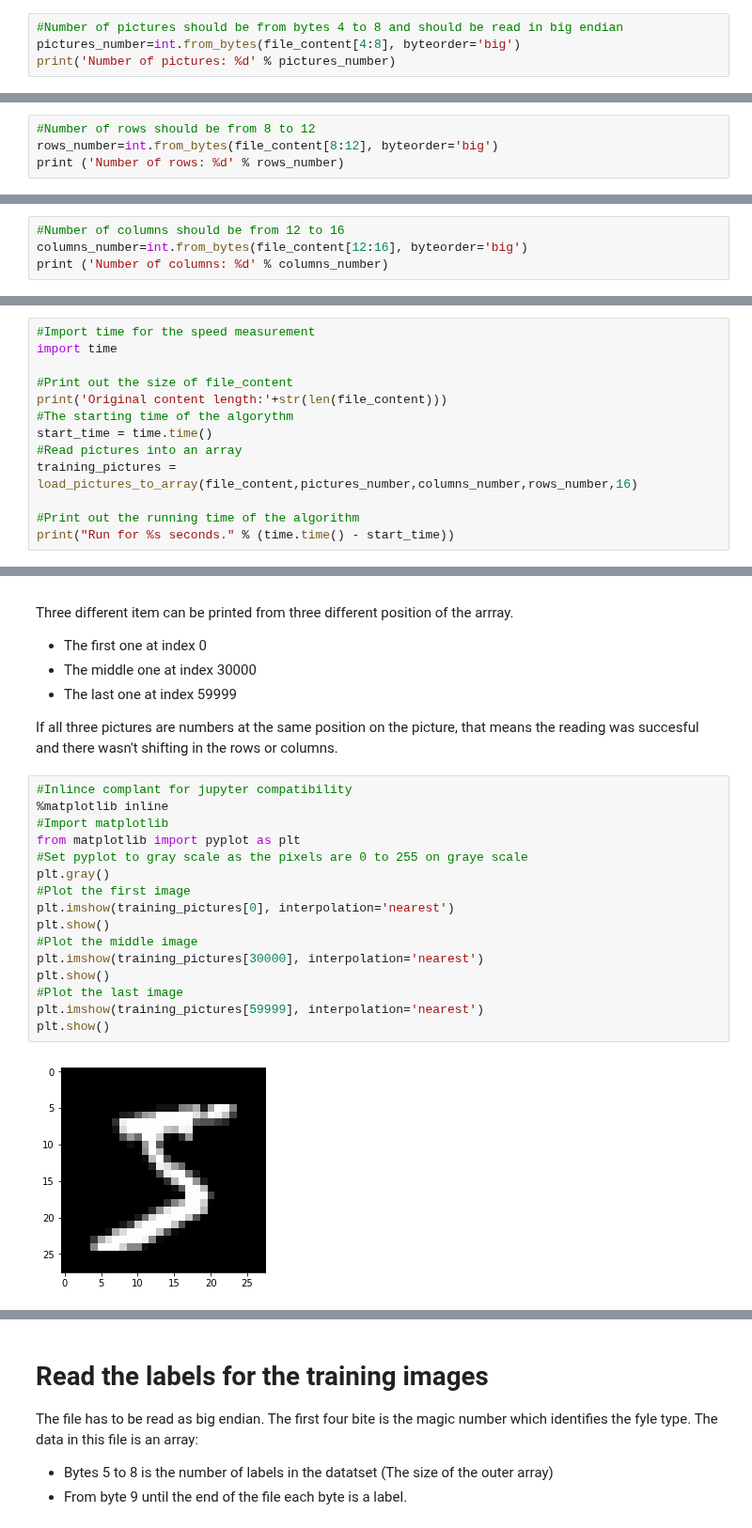
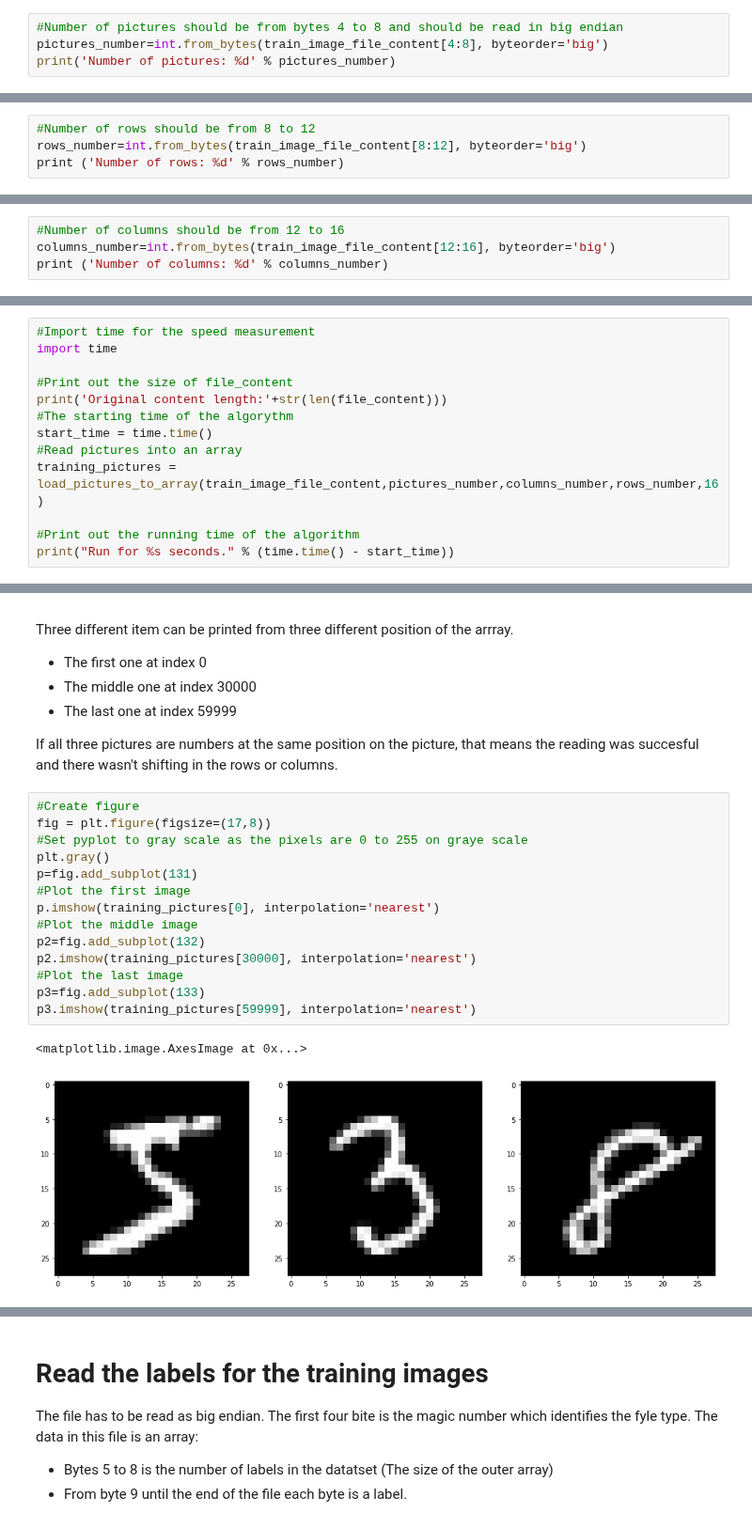
Before and after one commit to mxsxs2/Emerging-Technologies-Project, a Jupyter notebook: notebooks/MNIST_database.ipynb, the cells around one changed output, grey strips where cells are left out. Shown at 94% size. Cells and saved outputs as stored; diff of their text form.

```diff
--- a/notebooks/MNIST_database.ipynb
+++ b/notebooks/MNIST_database.ipynb
@@ -57,19 +67,19 @@ print('Is the magic number correct: %r' % is_it_the_right_bytes)
 Is the magic number correct: True
 # %%
 #Number of pictures should be from bytes 4 to 8 and should be read in big endian
-pictures_number=int.from_bytes(file_content[4:8], byteorder='big')
+pictures_number=int.from_bytes(train_image_file_content[4:8], byteorder='big')
 print('Number of pictures: %d' % pictures_number)
 # %% [output]
 Number of pictures: 60000
 # %%
 #Number of rows should be from 8 to 12
-rows_number=int.from_bytes(file_content[8:12], byteorder='big')
+rows_number=int.from_bytes(train_image_file_content[8:12], byteorder='big')
 print ('Number of rows: %d' % rows_number)
 # %% [output]
 Number of rows: 28
 # %%
 #Number of columns should be from 12 to 16
-columns_number=int.from_bytes(file_content[12:16], byteorder='big')
+columns_number=int.from_bytes(train_image_file_content[12:16], byteorder='big')
 print ('Number of columns: %d' % columns_number)
 # %% [output]
 Number of columns: 28
@@ -127,7 +135,7 @@ print('Original content length:'+str(len(file_content)))
 #The starting time of the algorythm
 start_time = time.time()
 #Read pictures into an array
-training_pictures = load_pictures_to_array(file_content,pictures_number,columns_number,rows_number,16)
+training_pictures = load_pictures_to_array(train_image_file_content,pictures_number,columns_number,rows_number,16)
 
 #Print out the running time of the algorithm
 print("Run for %s seconds." % (time.time() - start_time))
@@ -146,20 +154,19 @@ Three different item can be printed from three different position of the arrray.
 
 If all three pictures are numbers at the same position on the picture, that means the reading was succesful and there wasn't shifting in the rows or columns.
 # %%
-#Inlince complant for jupyter compatibility
-%matplotlib inline
-#Import matplotlib
-from matplotlib import pyplot as plt
+#Create figure
+fig = plt.figure(figsize=(17,8))
 #Set pyplot to gray scale as the pixels are 0 to 255 on graye scale
 plt.gray()
+p=fig.add_subplot(131)
 #Plot the first image
-plt.imshow(training_pictures[0], interpolation='nearest')
-plt.show()
+p.imshow(training_pictures[0], interpolation='nearest')
 #Plot the middle image
-plt.imshow(training_pictures[30000], interpolation='nearest')
-plt.show()
+p2=fig.add_subplot(132)
+p2.imshow(training_pictures[30000], interpolation='nearest')
 #Plot the last image
-plt.imshow(training_pictures[59999], interpolation='nearest')
-plt.show()
+p3=fig.add_subplot(133)
+p3.imshow(training_pictures[59999], interpolation='nearest')
 # %% [output]
+<matplotlib.image.AxesImage at 0x...>
-[figure, old version]
+[figure, new version]
```
Also changed, not shown: parts of 32 cells of this notebook.
